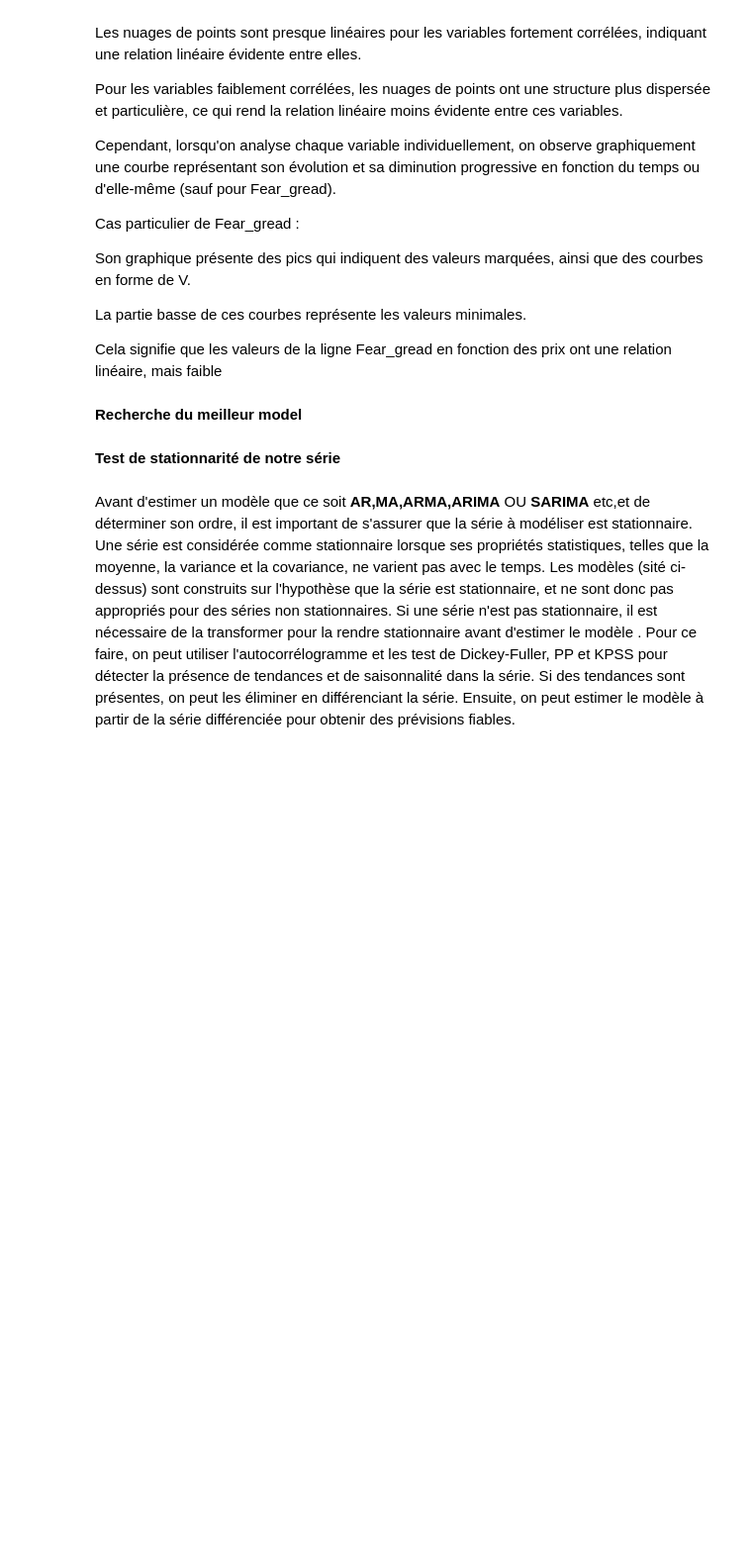
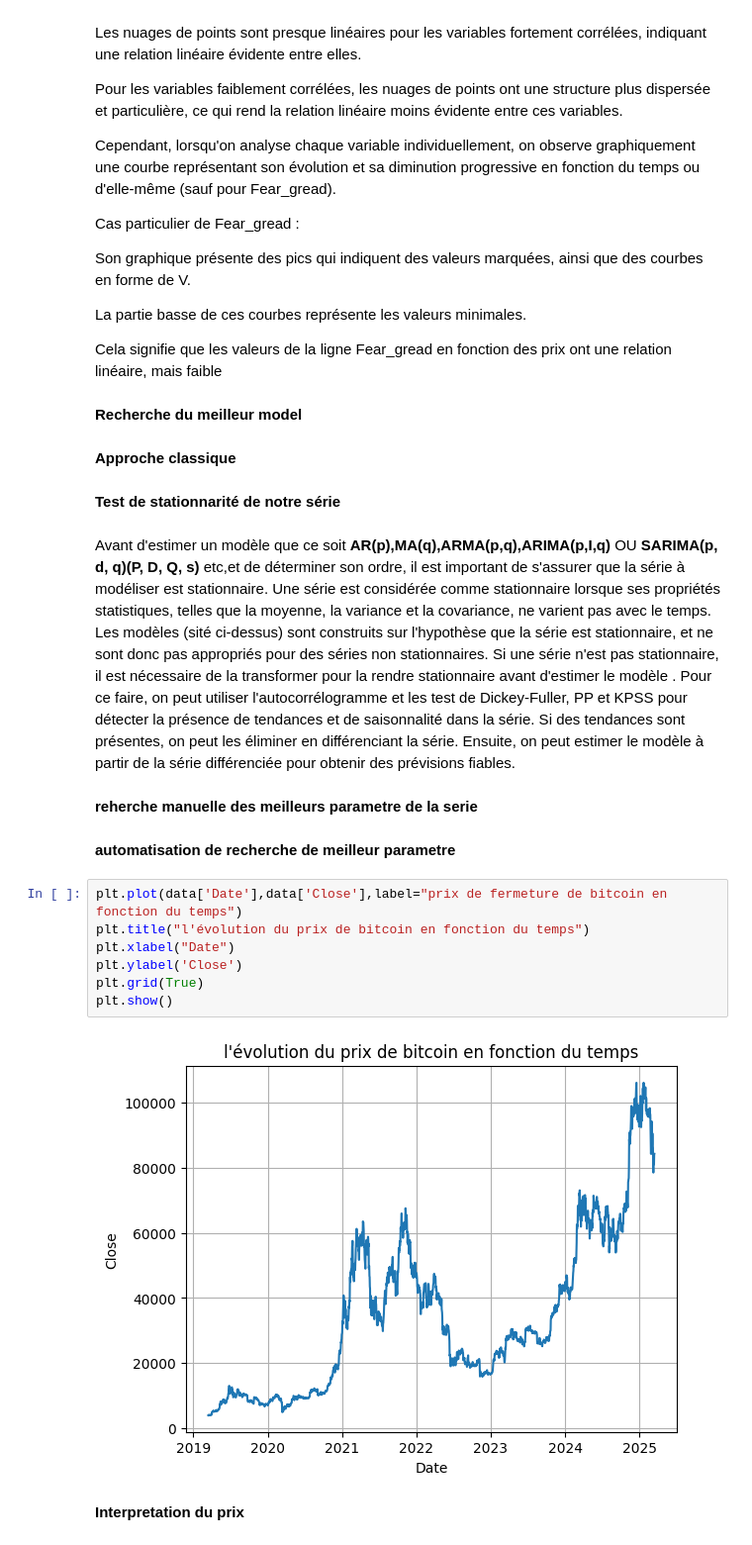
Before and after one commit to hinimdoumorsia/projet_Series_chronologiques, a Jupyter notebook: Preprocessing.ipynb, the cells around one changed output. Shown at 99% size. Saved outputs shown, nothing was run; the diff lists cells and outputs as text; blank space fills up the shorter version.

```diff
--- a/Preprocessing.ipynb
+++ b/Preprocessing.ipynb
@@ -428,8 +433,25 @@ La partie basse de ces courbes représente les valeurs minimales.
 Cela signifie que les valeurs de la ligne Fear_gread en fonction des prix ont une relation linéaire, mais faible
 # %% [markdown]
 **Recherche du meilleur model**
+# %% [markdown]
+**Approche classique**
 # %% [markdown]
 **Test de stationnarité de notre série**
 # %% [markdown]
-Avant d'estimer un modèle que ce soit **AR,MA,ARMA,ARIMA** OU **SARIMA** etc,et  de déterminer son ordre, il est important de s'assurer que la série à modéliser est stationnaire. Une série est considérée comme stationnaire lorsque ses propriétés statistiques, telles que la moyenne, la variance et la covariance, ne varient pas avec le temps. Les modèles (sité ci-dessus) sont construits sur l'hypothèse que la série est stationnaire, et ne sont donc pas appropriés pour des séries non stationnaires.
+Avant d'estimer un modèle que ce soit **AR(p),MA(q),ARMA(p,q),ARIMA(p,I,q)** OU **SARIMA(p, d, q)(P, D, Q, s)** etc,et  de déterminer son ordre, il est important de s'assurer que la série à modéliser est stationnaire. Une série est considérée comme stationnaire lorsque ses propriétés statistiques, telles que la moyenne, la variance et la covariance, ne varient pas avec le temps. Les modèles (sité ci-dessus) sont construits sur l'hypothèse que la série est stationnaire, et ne sont donc pas appropriés pour des séries non stationnaires.
 Si une série n'est pas stationnaire, il est nécessaire de la transformer pour la rendre stationnaire avant d'estimer le modèle . Pour ce faire, on peut utiliser l'autocorrélogramme et les test de Dickey-Fuller, PP et KPSS pour détecter la présence de tendances et de saisonnalité dans la série. Si des tendances sont présentes, on peut les éliminer en différenciant la série. Ensuite, on peut estimer le modèle  à partir de la série différenciée pour obtenir des prévisions fiables.
+# %% [markdown]
+**reherche manuelle des meilleurs parametre de la serie**
+# %% [markdown]
+**automatisation de recherche de meilleur parametre**
+# %%
+plt.plot(data['Date'],data['Close'],label="prix de fermeture de bitcoin en fonction du temps")
+plt.title("l'évolution du prix de bitcoin en fonction du temps")
+plt.xlabel("Date")
+plt.ylabel('Close')
+plt.grid(True)
+plt.show()
+# %% [output]
+[figure, added]
+# %% [markdown]
+**Interpretation du prix**
```
Also changed, not shown: parts of 3 cells of this notebook.
